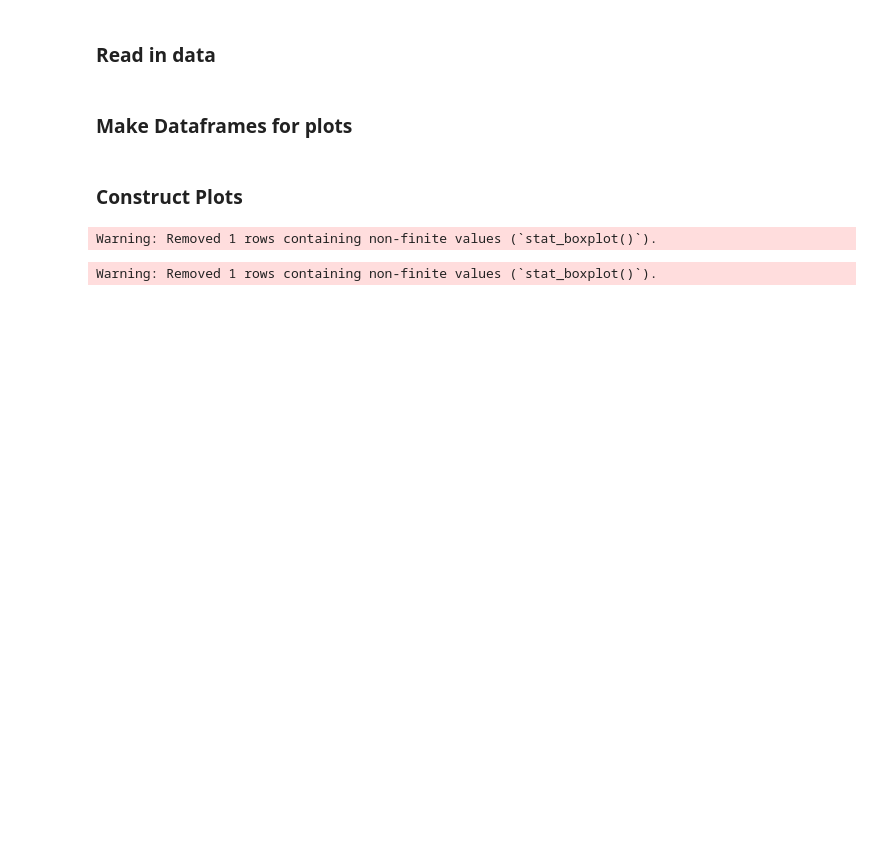
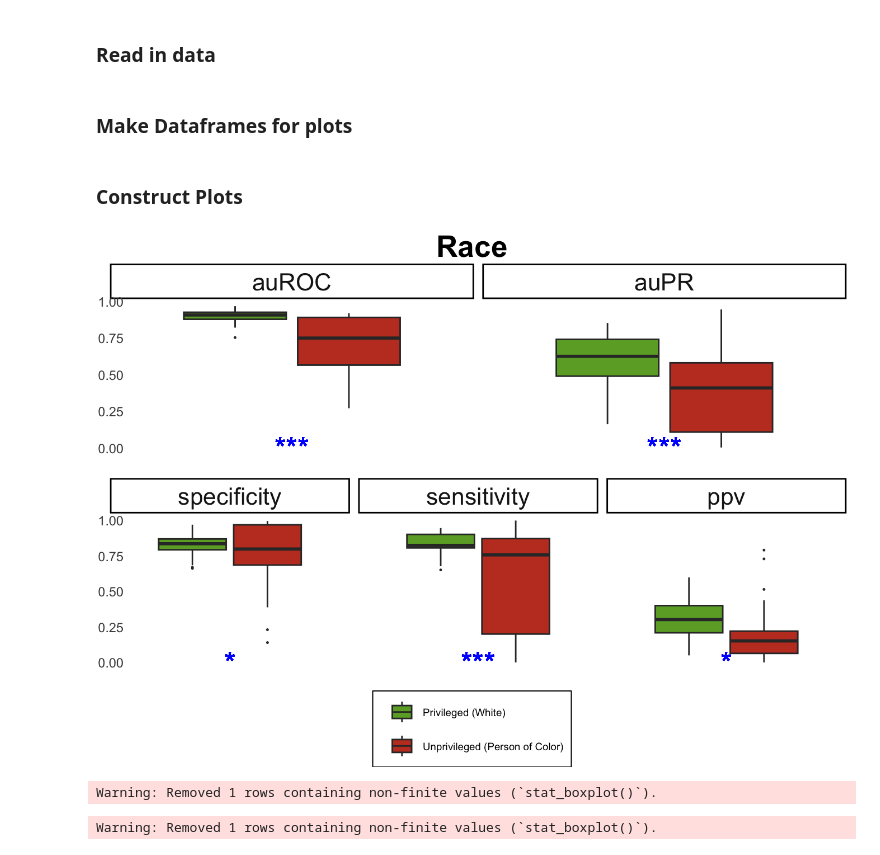
Before and after one commit to jjcurtin/study_fairema, a Jupyter notebook: notebooks/aggregated_plot2.embed.ipynb, the cells around one changed output. Cells and saved outputs as stored; diff of their text form; code cells hidden in the pictures; blank space fills up the shorter version.

```diff
--- a/notebooks/aggregated_plot2.embed.ipynb
+++ b/notebooks/aggregated_plot2.embed.ipynb
@@ -192,6 +192,7 @@ r1 <-     df_race |>
     panel.grid.major = element_blank(), #remove major gridlines
     panel.grid.minor = element_blank(), #remove minor gridlines
     strip.background =element_rect(fill="transparent"),
+    strip.text = element_text(size = 16),
     legend.background = element_rect(fill='transparent'), #transparent legend bg
     legend.box.background = element_rect(fill='transparent') #transparent legend panel
   )
@@ -199,35 +200,40 @@ r1 <-     df_race |>
 r2 <-     df_race |>
       filter(metrics %in% c("sensitivity", "specificity", "ppv")) |>
       ggplot(aes(x = "", y = score, fill = group)) +
       geom_boxplot(outlier.size = .2) +
       facet_wrap(~factor(metrics,
                          levels = c("specificity", "sensitivity", "ppv"))) +
       theme_classic() +
       theme(axis.title.y = element_blank(),
             axis.ticks.y = element_blank(),
             axis.line.y = element_blank(),
             axis.text.y = element_text(margin = margin(r = -12)),
             axis.line.x = element_blank(),
             axis.ticks.x = element_blank(),
             plot.margin = margin(1, 1, 1, 1, "pt"),
             legend.text = element_text(size=7),
             legend.title=element_blank()) +
       scale_fill_manual(values = c("#6CAA2F", "#C23E28")) +
       labs(x = NULL) +
       guides(fill=guide_legend(nrow=2, byrow=TRUE)) +
       geom_text(aes(label = sig, y = 0), color = "blue", size = 7)+
   theme(
     panel.background = element_rect(fill='transparent'), #transparent panel bg
     plot.background = element_rect(fill='transparent', color=NA), #transparent plot bg
     panel.grid.major = element_blank(), #remove major gridlines
     panel.grid.minor = element_blank(), #remove minor gridlines
     strip.background =element_rect(fill="transparent"),
+    strip.text = element_text(size = 16),
     legend.background = element_rect(fill='transparent'), #transparent legend bg
     legend.box.background = element_rect(fill='transparent') #transparent legend panel
   )
 
-r <- ggarrange(r1, r2, ncol = 1, common.legend = TRUE, legend = "bottom")
-r <- annotate_figure(r, top = text_grob("Race", face = "bold"))
+r <- ggarrange(r1, r2, ncol = 1, common.legend = TRUE, legend = "bottom") |>
+  annotate_figure(top = text_grob("Race", face = "bold", size =20))
+
+r
+# %% [output]
+[figure, added]
 # %%
 s1 <-     df_sex |>
       filter(metrics %in% c("auROC", "auPR")) |>
```
Also changed, not shown: 14 other files.
